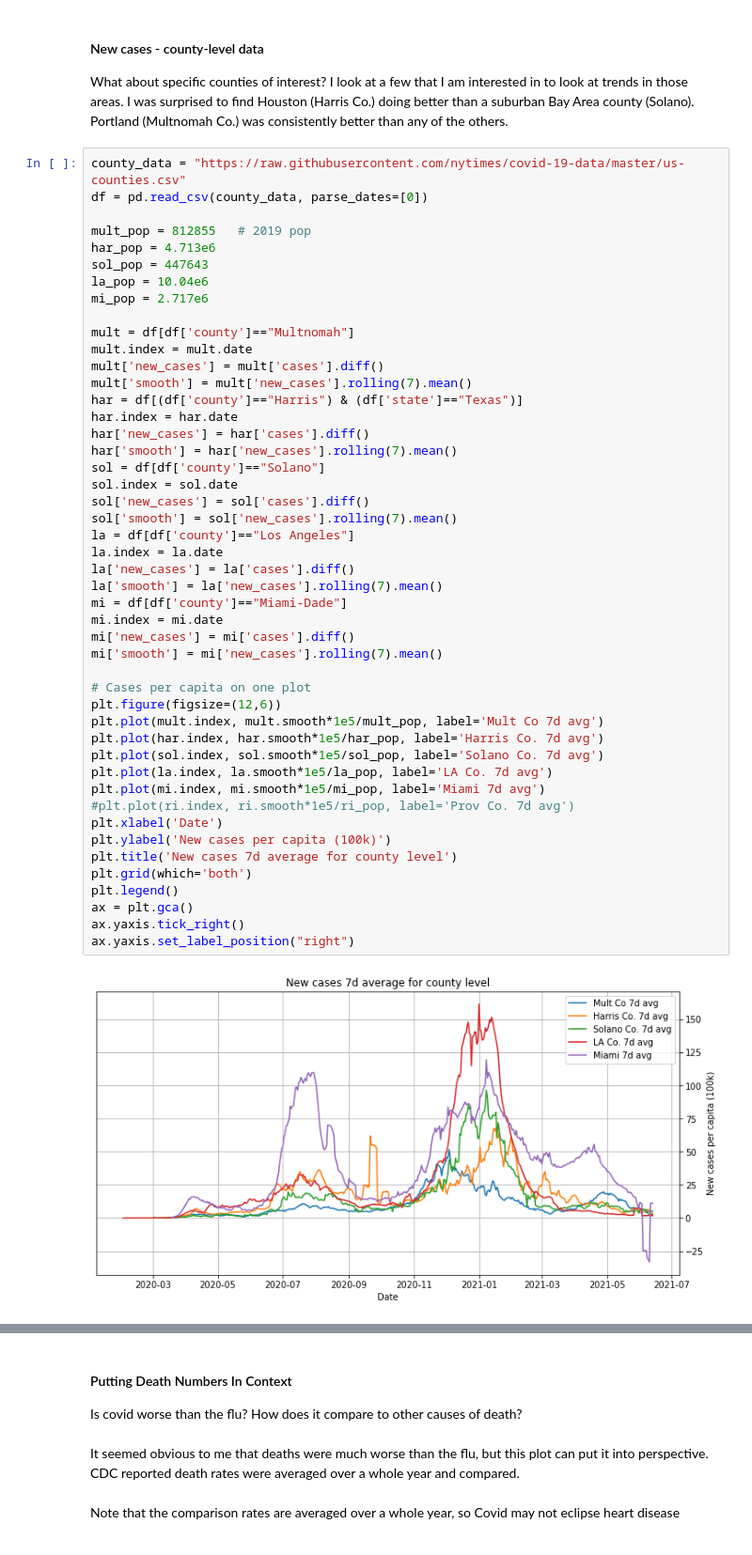
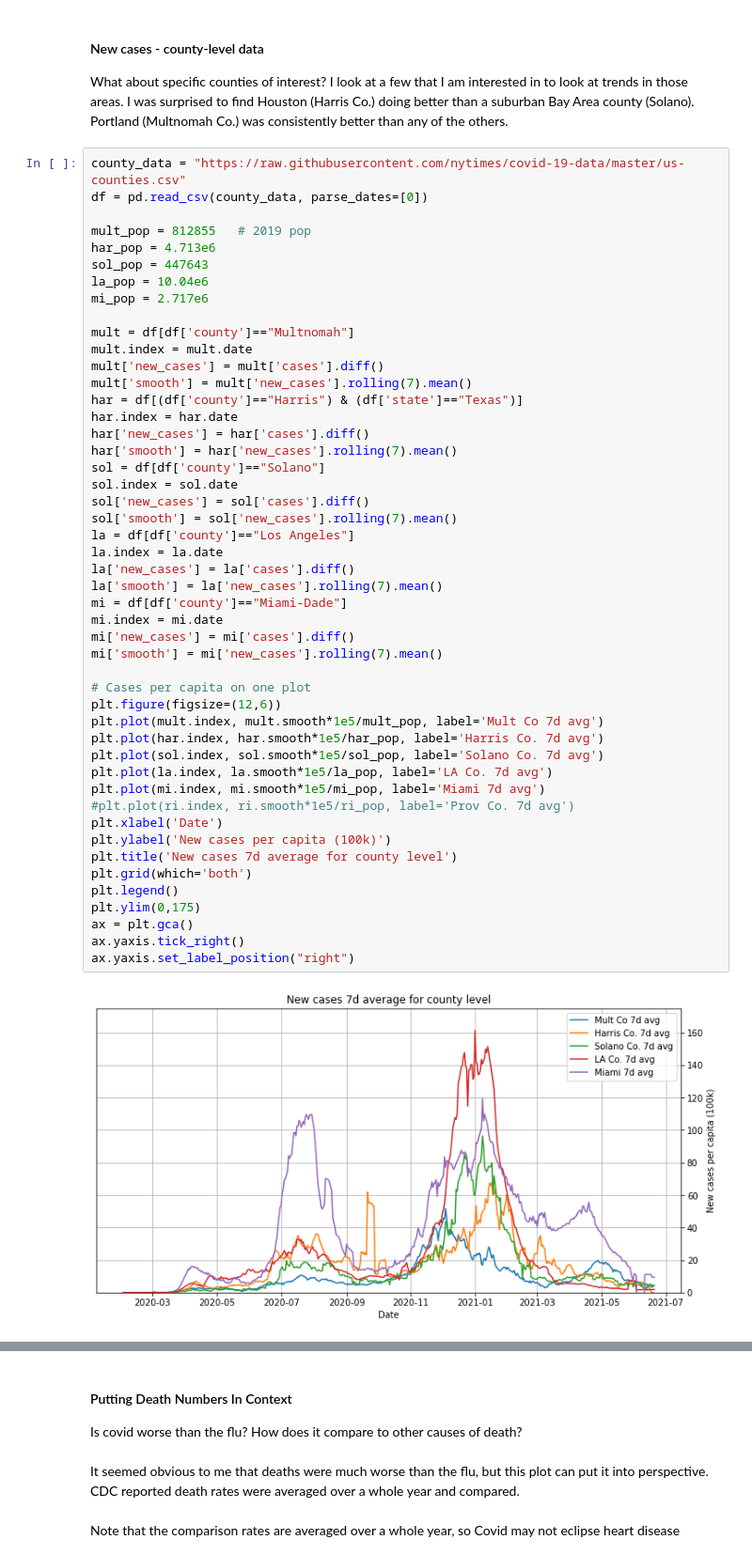
Before and after one commit to nb137/Covid-Data-Analysis, a Jupyter notebook: Covid_Data_Plots.ipynb, the cells around one changed output, grey strips where cells are left out. Shown at 94% size. Saved outputs shown, nothing was run; the diff lists cells and outputs as text.

```diff
--- a/Covid_Data_Plots.ipynb
+++ b/Covid_Data_Plots.ipynb
@@ -73,34 +73,35 @@ har['smooth'] = har['new_cases'].rolling(7).mean()
 sol = df[df['county']=="Solano"]
 sol.index = sol.date
 sol['new_cases'] = sol['cases'].diff()
 sol['smooth'] = sol['new_cases'].rolling(7).mean()
 la = df[df['county']=="Los Angeles"]
 la.index = la.date
 la['new_cases'] = la['cases'].diff()
 la['smooth'] = la['new_cases'].rolling(7).mean()
 mi = df[df['county']=="Miami-Dade"]
 mi.index = mi.date
 mi['new_cases'] = mi['cases'].diff()
 mi['smooth'] = mi['new_cases'].rolling(7).mean()
 
 # Cases per capita on one plot
 plt.figure(figsize=(12,6))
 plt.plot(mult.index, mult.smooth*1e5/mult_pop, label='Mult Co 7d avg')
 plt.plot(har.index, har.smooth*1e5/har_pop, label='Harris Co. 7d avg')
 plt.plot(sol.index, sol.smooth*1e5/sol_pop, label='Solano Co. 7d avg')
 plt.plot(la.index, la.smooth*1e5/la_pop, label='LA Co. 7d avg')
 plt.plot(mi.index, mi.smooth*1e5/mi_pop, label='Miami 7d avg')
 #plt.plot(ri.index, ri.smooth*1e5/ri_pop, label='Prov Co. 7d avg')
 plt.xlabel('Date')
 plt.ylabel('New cases per capita (100k)')
 plt.title('New cases 7d average for county level')
 plt.grid(which='both')
 plt.legend()
+plt.ylim(0,175)
 ax = plt.gca()
 ax.yaxis.tick_right()
 ax.yaxis.set_label_position("right")
 # %% [output]
-[figure, old version]
+[figure, new version]
 # %% [markdown]
 #### Risks By Age Group
 The Oregon Health Authority reports the number of hospitalizations and deaths per age group. The below is taken from the March 3rd, 2021 report. For example, a 35-year-old who contracts covid has a 2.3% chance of being admitted to the hospital and a 0.1% chance of dying.<br><br>
```
Also changed, not shown: parts of 5 cells of this notebook, 1 other file.
